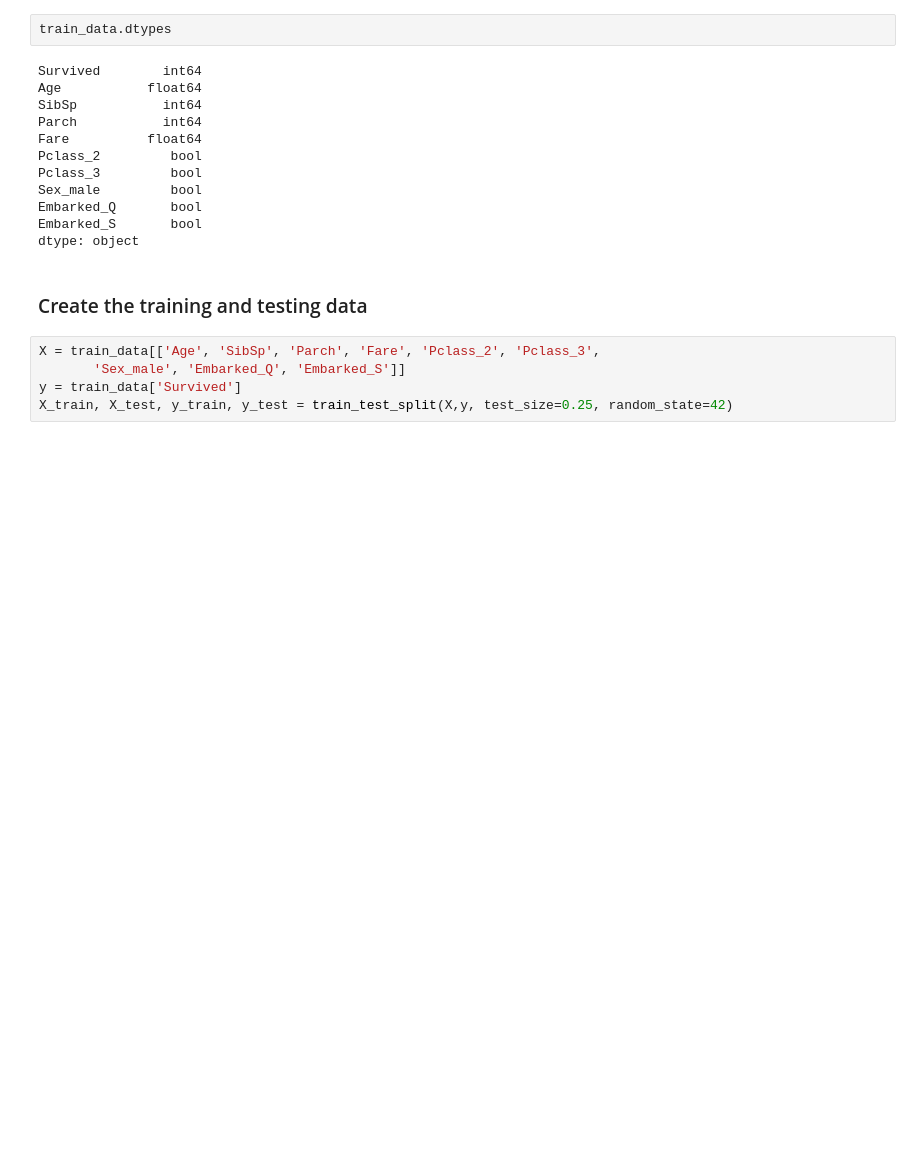
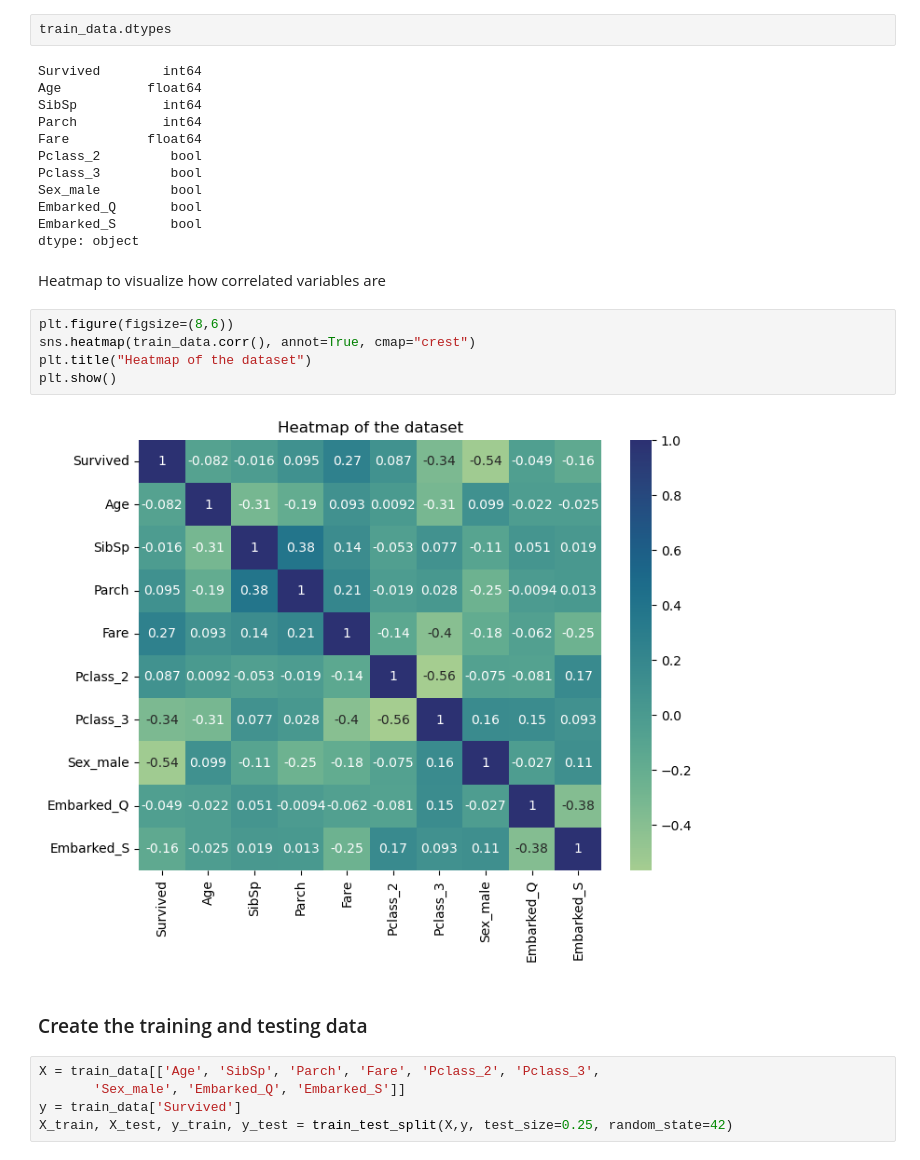
Before and after one commit to ismailSadouki/titanic-data, a Jupyter notebook: titanic.ipynb, the cells around one changed output. Saved outputs shown, nothing was run; the diff lists cells and outputs as text; blank space fills up the shorter version.

```diff
--- a/titanic.ipynb
+++ b/titanic.ipynb
@@ -217,6 +218,15 @@ Sex_male         bool
 Embarked_Q       bool
 Embarked_S       bool
 dtype: object
+# %% [markdown]
+Heatmap to visualize how correlated variables are
+# %%
+plt.figure(figsize=(8,6))
+sns.heatmap(train_data.corr(), annot=True, cmap="crest")
+plt.title("Heatmap of the dataset")
+plt.show()
+# %% [output]
+[figure, added]
 # %% [markdown]
 ### Create the training and testing data
 # %%
```
Also changed, not shown: parts of 6 cells of this notebook.
